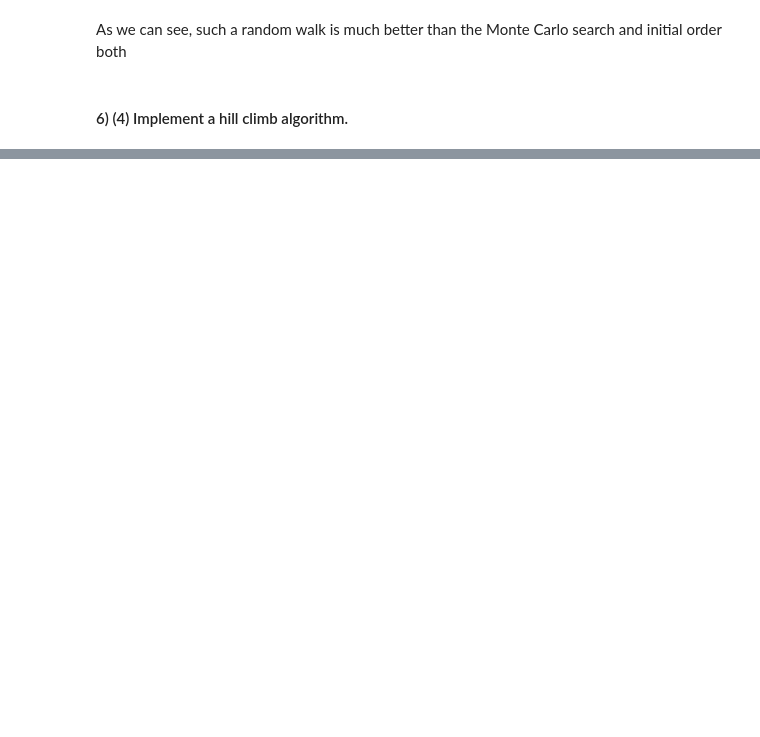
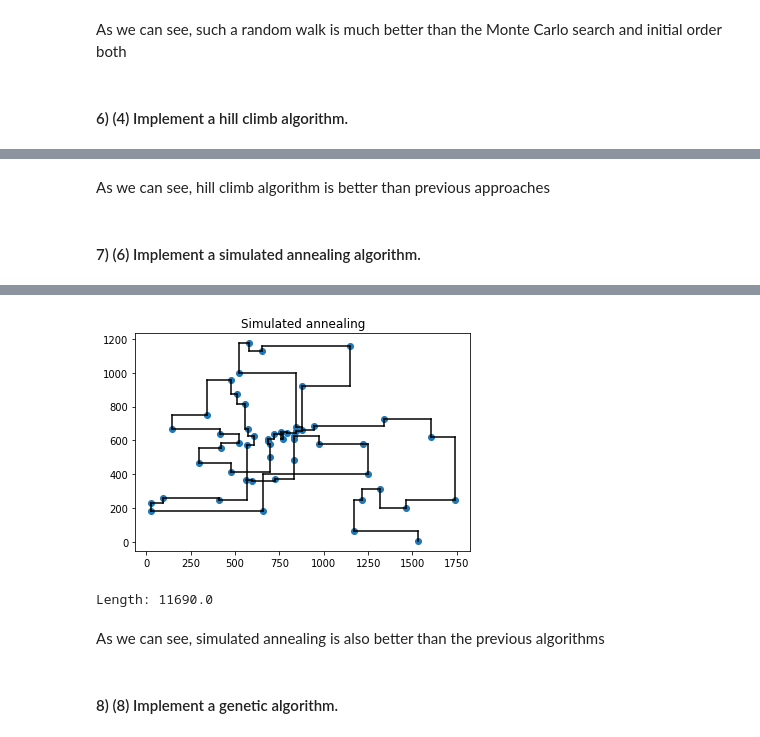
Before and after one commit to Igor-Tukh/machine-learning-hse, a Jupyter notebook: hw04/hw04.ipynb, the cells around one changed output, grey strips where cells are left out. Cells and saved outputs as stored; diff of their text form; code cells hidden in the pictures; blank space fills up the shorter version.

```diff
--- a/hw04/hw04.ipynb
+++ b/hw04/hw04.ipynb
@@ -154,0 +221,48 @@ task6()
+# %% [markdown]
+As we can see, hill climb algorithm is better than previous approaches
+# %% [markdown]
+#### 7) (6) Implement a simulated annealing algorithm.
+# %%
+def neighbour_delta(points, perm, index):
+    delta = 0.
+    if index != 0:
+        delta += get_manhattan_distance(points[perm[index - 1]], points[perm[index]])
+    if index != perm.shape[0] - 1:
+        delta += get_manhattan_distance(points[perm[index]], points[perm[index + 1]])
+    return delta
+
+def get_simulated_annealing_route(points, iterations_amount=10, max_t=1000, min_t=0.05):
+    n = points.shape[0]
+    best_perm = np.arange(n)
+    best_score = get_route_length(points, best_perm)
+    for _ in tqdm(range(iterations_amount)):
+        perm = np.random.permutation(n)
+        current_score = get_route_length(points, perm)
+        current_t = max_t
+        iteration_ind = 1
+        while (current_t > min_t):
+            pair_to_swap = np.random.choice(perm, 2, replace=False)
+            current_neighbour_delta = neighbour_delta(points, perm, pair_to_swap[0]) + \
+                neighbour_delta(points, perm, pair_to_swap[1])
+            perm[pair_to_swap[0]], perm[pair_to_swap[1]] = perm[pair_to_swap[1]], perm[pair_to_swap[0]]
+            delta_length = neighbour_delta(points, perm, pair_to_swap[0]) + \
+                neighbour_delta(points, perm, pair_to_swap[1]) - current_neighbour_delta
+            perm[pair_to_swap[0]], perm[pair_to_swap[1]] = perm[pair_to_swap[1]], perm[pair_to_swap[0]]
+            if delta_length < 0 or np.random.uniform(0, 1) < np.exp(-delta_length / current_t):
+                perm[pair_to_swap[0]], perm[pair_to_swap[1]] = perm[pair_to_swap[1]], perm[pair_to_swap[0]]
+                current_score += delta_length
+            current_t = max_t / (iteration_ind + 1)
+            iteration_ind += 1
+        if best_score > current_score:
+            best_score = current_score
+            best_perm = perm
+    return best_perm, best_score
+
+def task7():
+    X = prepare_points()
+    route, length = get_simulated_annealing_route(X)
+    plot_route(X, route, 'Simulated annealing')
+    print('Length: {}'.format(length))
+
+task7()
+# %% [output]
@@ -154,0 +270,6 @@ task6()
+[figure, added]
+Length: 11690.0
+# %% [markdown]
+As we can see, simulated annealing is also better than the previous algorithms
+# %% [markdown]
+#### 8) (8) Implement a genetic algorithm.
```
Also changed, not shown: parts of 12 cells of this notebook.
